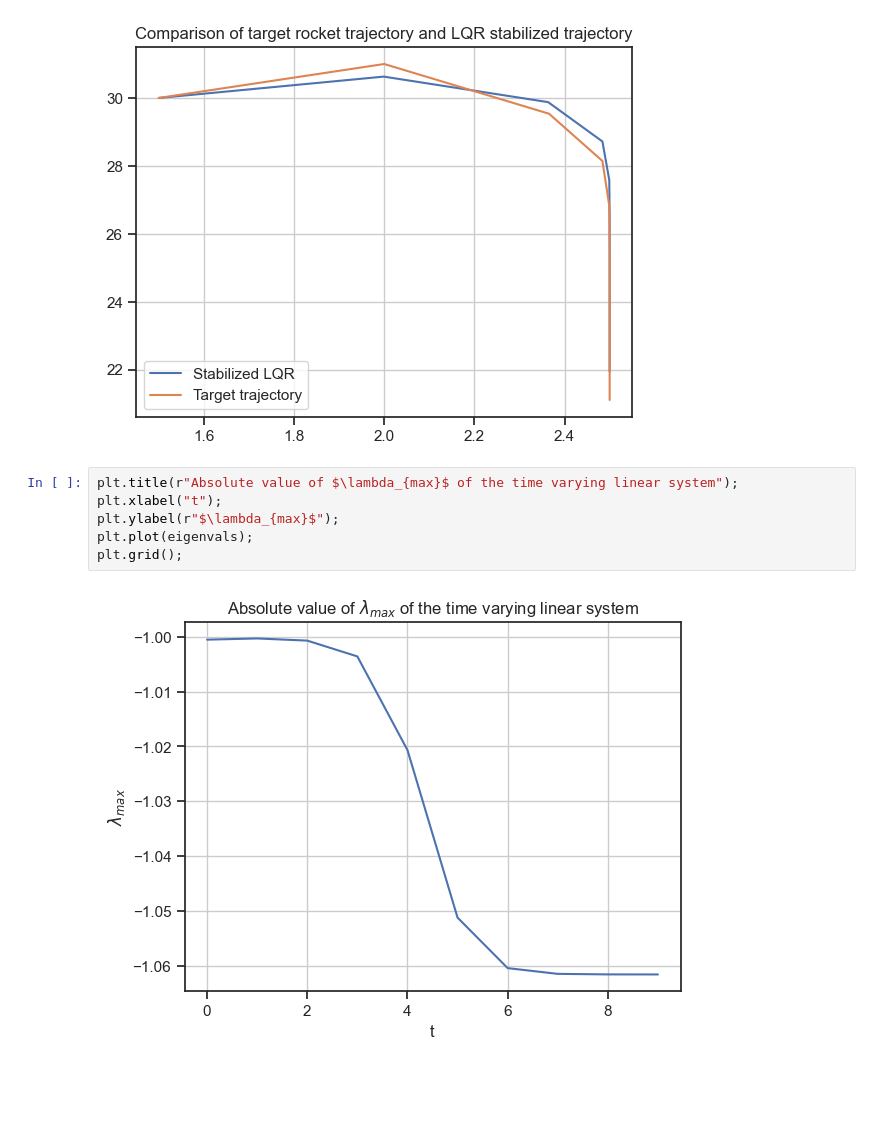
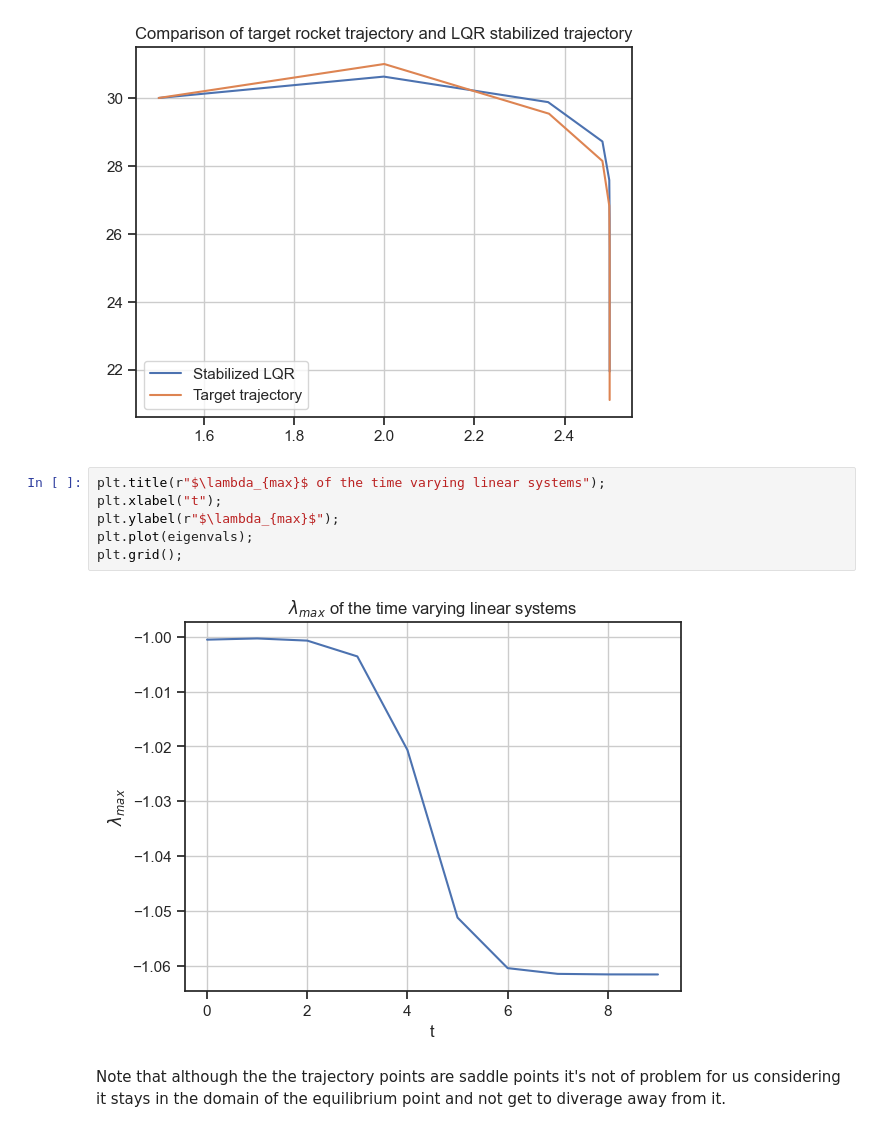
Before and after one commit to oppositecategory/control-theory-and-rockets, a Jupyter notebook: LQR_landing.ipynb, the cells around one changed output. Cells and saved outputs as stored; diff of their text form; blank space fills up the shorter version.

```diff
--- a/LQR_landing.ipynb
+++ b/LQR_landing.ipynb
@@ -365,10 +365,12 @@ plt.grid();
 # %% [output]
 [figure]
 # %%
-plt.title(r"Absolute value of $\lambda_{max}$ of the time varying linear system");
+plt.title(r"$\lambda_{max}$ of the time varying linear systems");
 plt.xlabel("t");
 plt.ylabel(r"$\lambda_{max}$");
 plt.plot(eigenvals);
 plt.grid();
 # %% [output]
-[figure, old version]
+[figure, new version]
+# %% [markdown]
+Note that although the the trajectory points are saddle points it's not of problem for us considering it stays in the domain of the equilibrium point and not get to diverage away from it.
```
